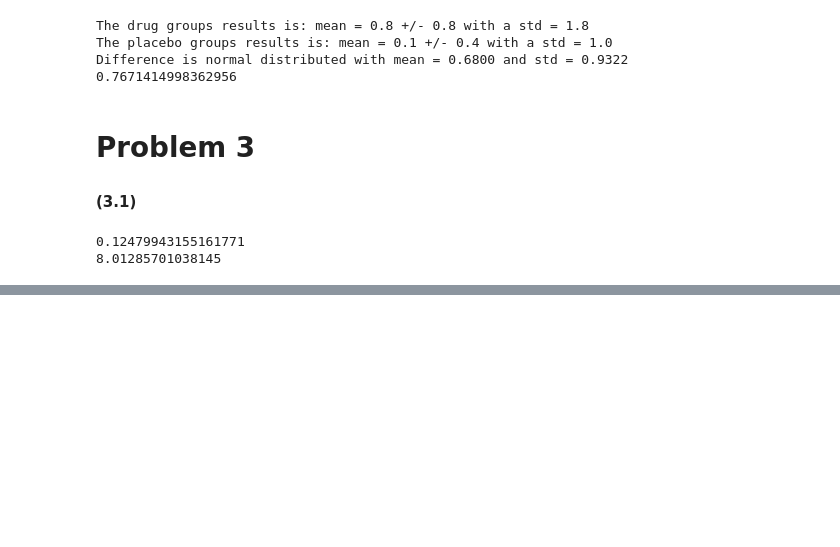
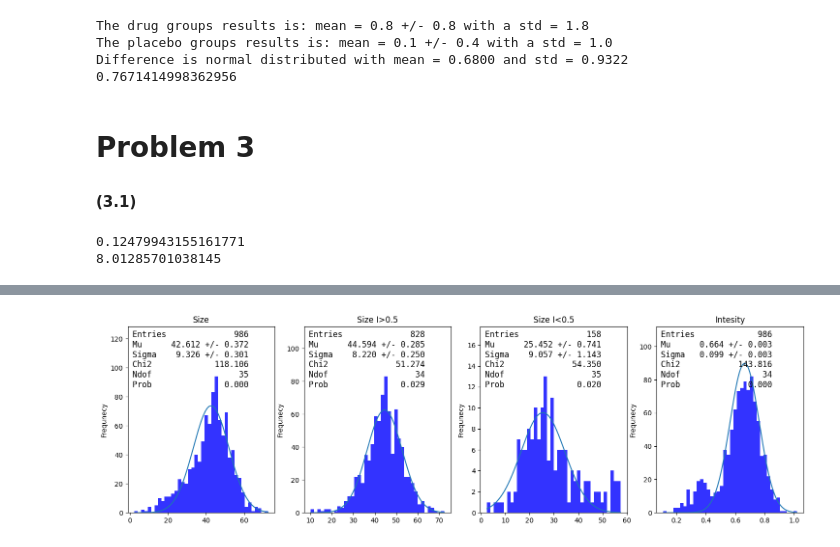
Before and after one commit to PhilKofoed/AppStat2022, a Jupyter notebook: Problemset/Problemsetsolution.ipynb, the cells around one changed output, grey strips where cells are left out. Saved outputs shown, nothing was run; the diff lists cells and outputs as text; code cells hidden in the pictures; blank space fills up the shorter version.

```diff
--- a/Problemset/Problemsetsolution.ipynb
+++ b/Problemset/Problemsetsolution.ipynb
@@ -502,0 +690,81 @@ add_header_to_ax(xdis, 0.05, 0.95, ax)
+# %%
+dataframe = pd.read_csv('../DataAndCodeForProblemSet/data_MoleculeTypes.csv', index_col=None, names = ["size", "Intensity"])
+size, intensity = dataframe.values.T
+# %%
+# Part 1
+# Does the molecule size follow a Gaussian distribution? How about when requiring I > 0.50
+
+def gauss_pdf(x, mu, sigma):
+    return stats.norm.pdf(x, mu, sigma)
+
+def chi2fitting(dataset, xrange, N_bins, imu, isigma):
+    y, edges = np.histogram(dataset, N_bins, range=xrange)
+    x = (edges[1:] + edges[:-1])/2
+    sy = np.sqrt(y)
+    mask = y > 0
+
+    y = y[mask]
+    x = x[mask]
+    sy = sy[mask]
+    binwidth = (xrange[1] - xrange[0])/N_bins
+    N_points = len(dataset)
+    scale = binwidth * N_points
+    def fit_func(x, mu, sigma):
+        return gauss_pdf(x, mu, sigma) * scale
+
+    def chi2_owncalc(mu, sigma) :
+        y_fit = fit_func(x, mu, sigma)
+        chi2 = np.sum(((y - y_fit) / sy)**2)
+        return chi2
+    # Alternatively, use the Chi2 regression from External Functions:
+    chi2fit = Chi2Regression(fit_func, x, y, sy)
+
+    # NOTE: Did you remember to ensure, that all bins had entries in them, i.e. that y>0?
+
+    minuit_chi2 = Minuit(chi2_owncalc, mu = imu, sigma = isigma)
+    minuit_chi2.errordef = 1.0     # This is the definition for ChiSqaure fits
+    minuit_chi2.migrad()           # This is where the minimisation is carried out! Put ";" at the end to void output
+    chi2 = minuit_chi2.fval
+    Ndof = np.sum(mask) - 2
+    prob = stats.chi2.sf(chi2, Ndof)
+    return minuit_chi2.values, minuit_chi2.errors, chi2, Ndof, prob, fit_func
+
+
+N_bins = 40
+titles = ["Size", "Size I>0.5", "Size I<0.5", "Intesity"]
+xlabel = ""
+ylabel = "Frequnecy"
+mask = intensity > 0.5
+size_re = size[mask]
+i_mus = [40, 44, 29, 0.6]
+i_sigmas = [10, 9, 12, 0.1]
+fig, axes = plt.subplots(1, 4, figsize = (18,5), facecolor = "white")
+for data, title, ax, imu, isigma in zip([size, size_re, size[~mask], intensity], titles, axes, i_mus, i_sigmas):
+    ax.hist(data, bins = N_bins, color ="b", alpha = 0.8)
+    ax.set_title(title)
+    ax.set_xlabel(xlabel)
+    ax.set_ylabel(ylabel)
+    ymax = ax.get_ylim()[1]*1.3
+    ax.set_ylim(0,ymax)
+    # add_header_to_ax(data, 0.03, 0.96, ax)
+    xrange = (min(data), max(data))
+    print(xrange)
+    values, errors, chi2, Ndof, prob, use_func = chi2fitting(data, xrange, N_bins, imu, isigma)
+    x_line = np.linspace(*xrange, 1000)
+    print(x_line)
+    ax.plot(x_line, use_func(x_line, *values))
+    d = {
+        "Entries": len(data),
+        "Mu": [values[0], errors[0]],
+        "Sigma": [values[1], errors[1]],
+        "Chi2": chi2,
+        "Ndof": Ndof,
+        "Prob": prob
+    }
+    text = nice_string_output(d, extra_spacing=1)
+    add_text_to_ax(0.03, 0.98, text, ax)
+plt.show()
+print(np.corrcoef([size, intensity]))
+print(np.corrcoef([size_re, intensity[mask]]))
+print(np.corrcoef([size[~mask], intensity[~mask]]))
+# %% [output]
@@ -502,0 +788 @@ add_header_to_ax(xdis, 0.05, 0.95, ax)
+[figure, added]
```
Also changed, not shown: parts of 15 cells of this notebook, 3 other files.
